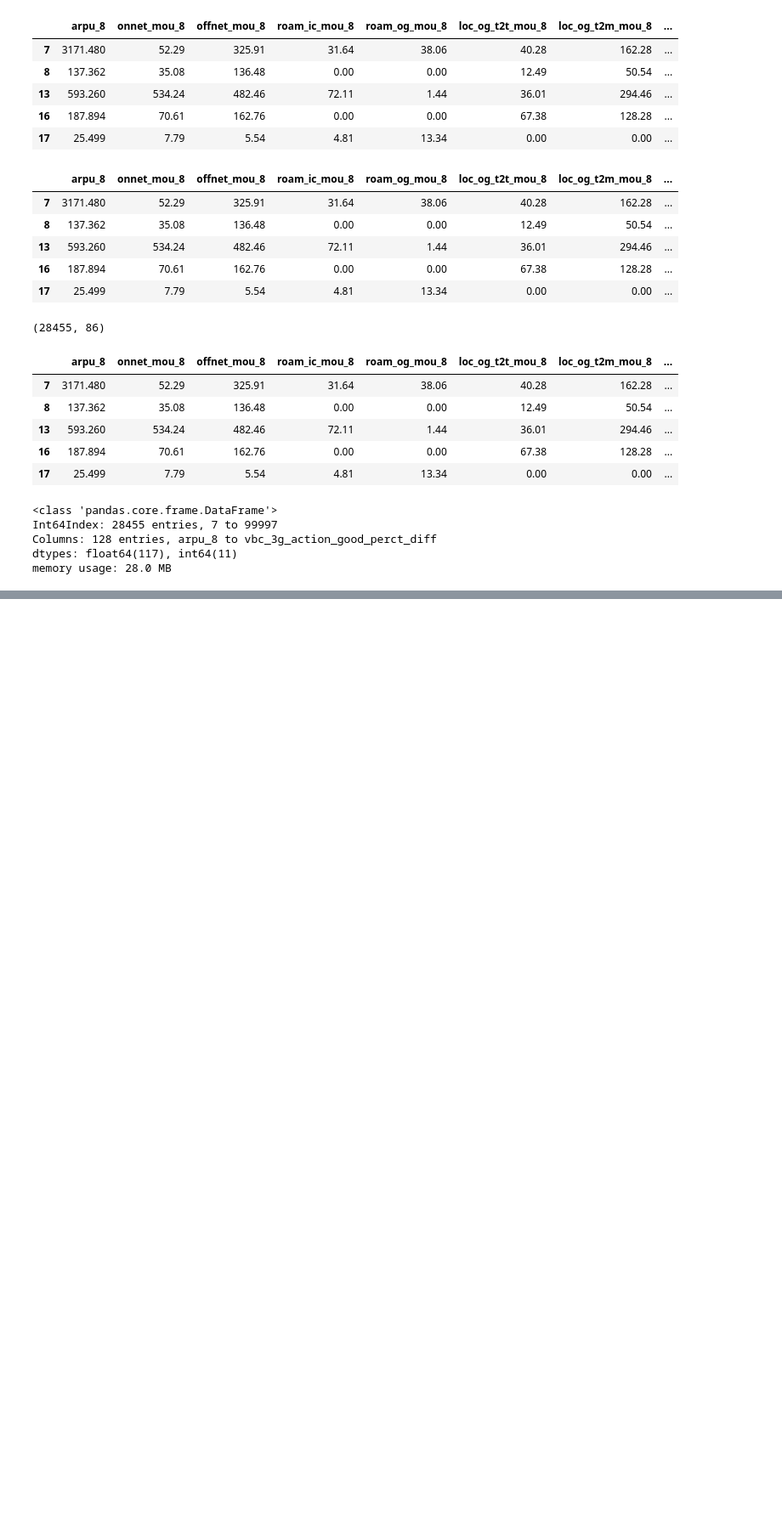
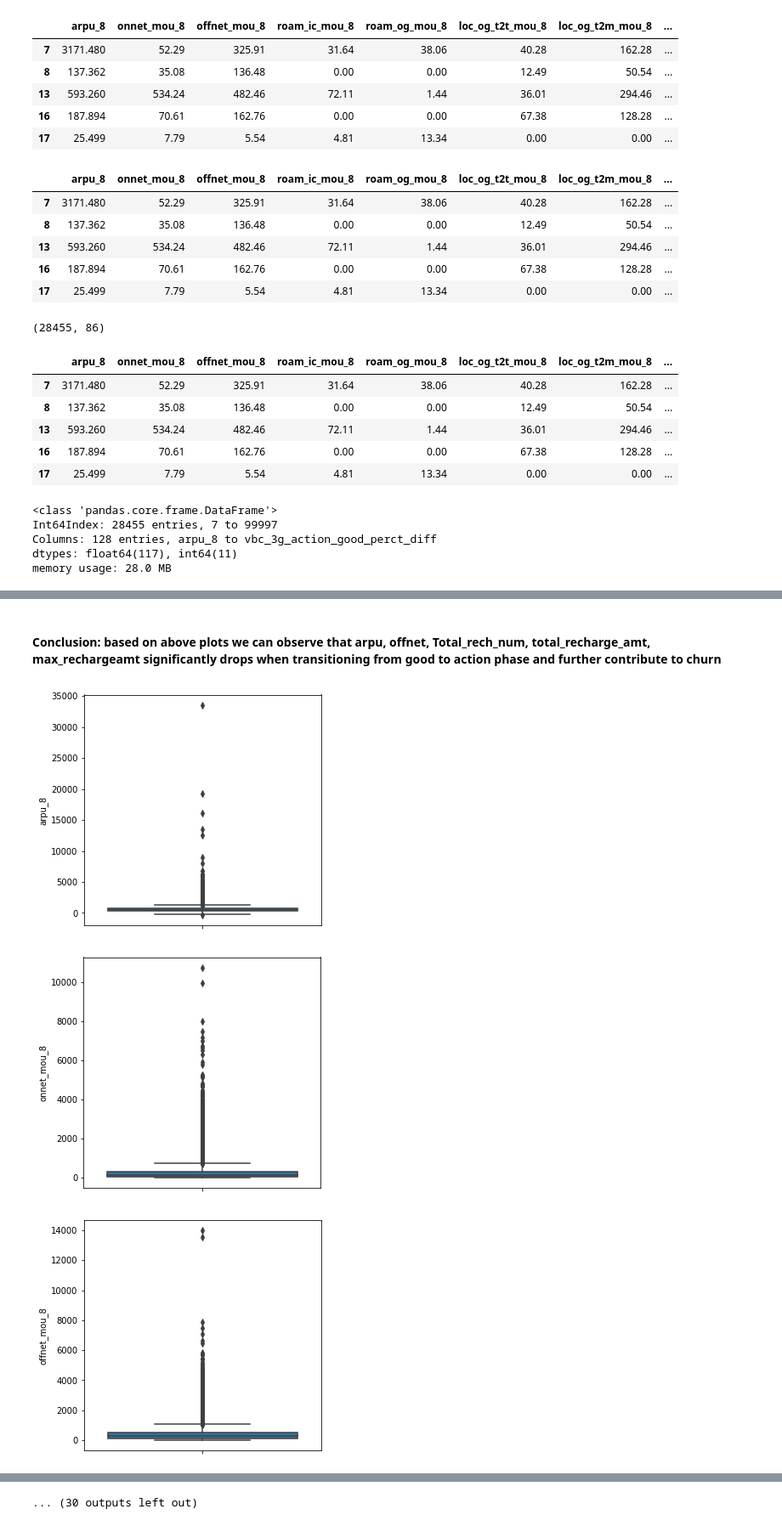
Before and after one commit to murthy605/TelecomChurn, a Jupyter notebook: Hari_Krishna_TelecomChurnCaseStudy.ipynb, the cells around one changed output, grey strips where cells are left out. Shown at 85% size. Saved outputs shown, nothing was run; the diff lists cells and outputs as text; code cells hidden in the pictures; blank space fills up the shorter version.

```diff
--- a/Hari_Krishna_TelecomChurnCaseStudy.ipynb
+++ b/Hari_Krishna_TelecomChurnCaseStudy.ipynb
@@ -405,0 +431,13 @@ memory usage: 28.0 MB
+# %% [markdown]
+#### Conclusion: based on above plots we can observe that arpu, offnet, Total_rech_num, total_recharge_amt, max_rechargeamt significantly drops when transitioning from good to action phase and further contribute to churn
+# %%
+col_diffin_phase = [x for x in telecom_churn_reduced_8_df.columns if '_8' in x]
+
+for col in col_diffin_phase:
+    plt.figure(figsize=(5, 5))
+    sns.boxplot(y=col, data=telecom_churn_reduced_8_df)
+    plt.show()
+# %% [output]
+[figure, added]
+[figure, added]
+[figure, added]
@@ -405,0 +453 @@ memory usage: 28.0 MB
+... (30 outputs left out)
```
Also changed, not shown: parts of 8 cells of this notebook.
